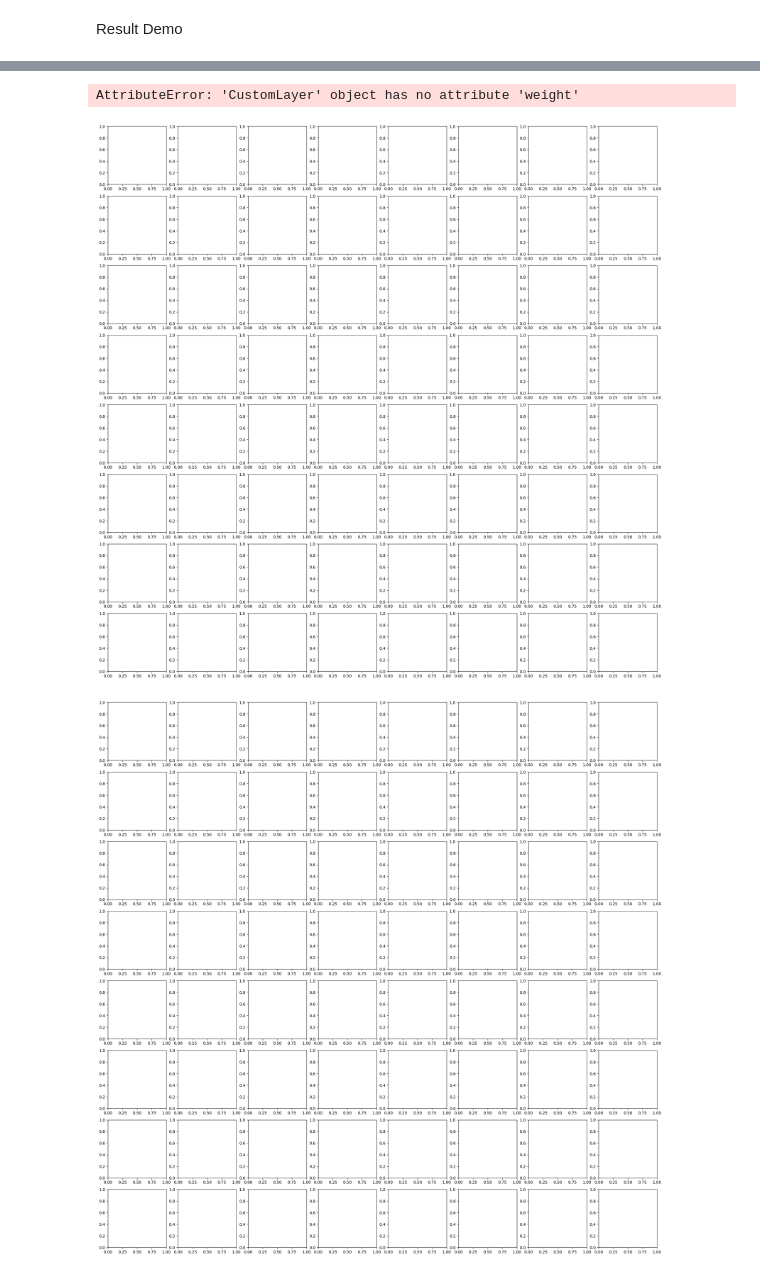
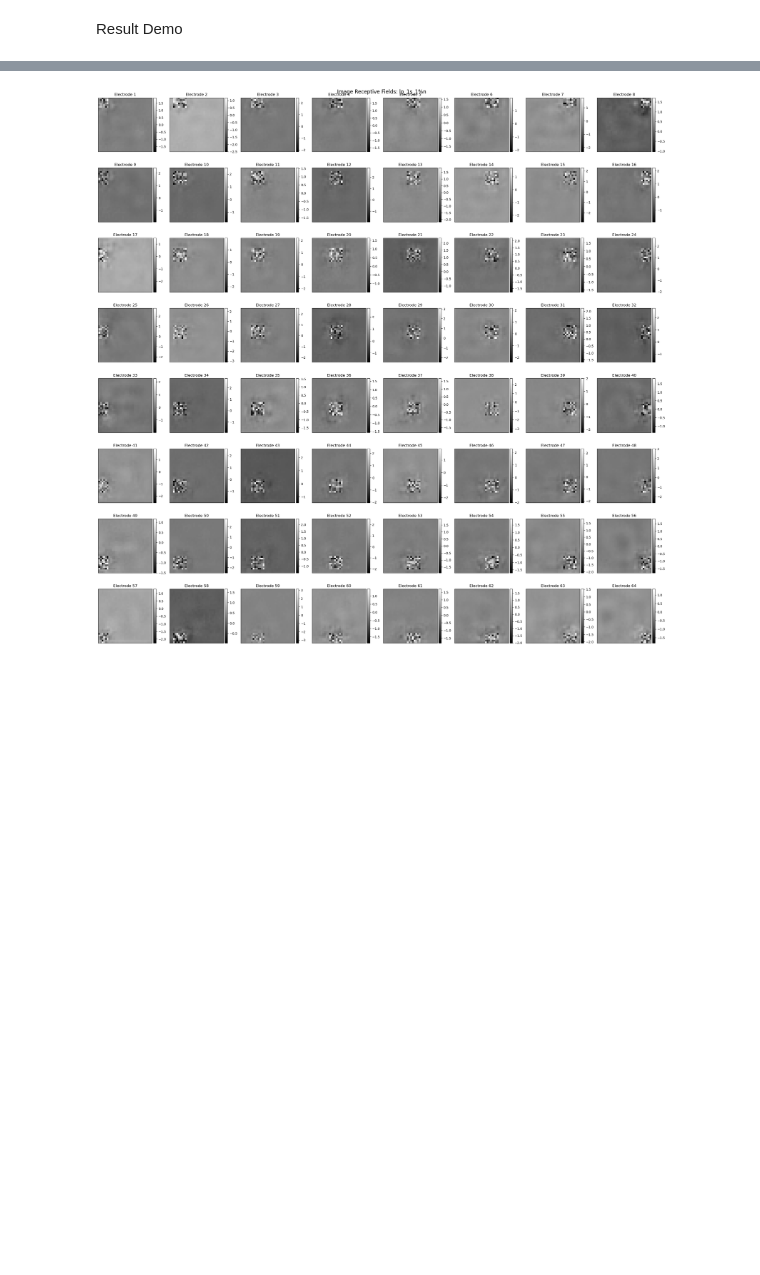
Before and after one commit to Ayacolyte/Capstone-Project, a Jupyter notebook: master_script.ipynb, the cells around one changed output, grey strips where cells are left out. Drawn from its saved outputs; the diff is of its cells as text; code cells hidden in the pictures; blank space fills up the shorter version.

```diff
--- a/master_script.ipynb
+++ b/master_script.ipynb
@@ -77,5 +87,3 @@ AutoEncoder = define_model_local(elec_side_dim,neu_side_dim, LNL_model_path, dro
-# %%
-model_title = "local_patch_test"
 # %% [markdown]
 Train the model and save the model for result demo
 Default Model:
@@ -100,2 +112,11 @@ Default FC model with CNN as 1st layer
+# %%
+if execution_profile == 'CNN_pool':
+    AutoEncoder = define_model_CNN_pool(elec_side_dim,neu_side_dim, LNL_model_path, drop_rate, af_array,shift,magnitude,noise,img_side_dim)
+    if train_model:
+        start_time = time.time()
+        train_and_save_CNN_pool(n_epochs,AutoEncoder,model_title,mult_lr)
+        end_time = time.time()
+        execution_time = end_time - start_time
+        print(f"Execution time: {execution_time} seconds")
 # %% [markdown]
 local patch custom layer
@@ -119,13 +148,13 @@ Execution time: 479.34960770606995 seconds
 # %% [markdown]
 Sparse Model
 # %%
-# n_epochs = 200
-# mult_lr = False
-# start_time = time.time()
-# _lambda = 0.000005
-# train_and_save_sparse(n_epochs,AutoEncoder,model_title,_lambda,mult_lr = False)
-# end_time = time.time()
-# execution_time = end_time - start_time
-# print(f"Execution time: {execution_time} seconds")
+if execution_profile == 'sparse':
+    AutoEncoder = define_model_sparse(elec_side_dim,neu_side_dim, LNL_model_path, drop_rate, af_array,shift,magnitude,noise)
+    if train_model:
+        start_time = time.time()
+        train_and_save_sparse(n_epochs,AutoEncoder,model_title,_lambda,mult_lr = False)
+        end_time = time.time()
+        execution_time = end_time - start_time
+        print(f"Execution time: {execution_time} seconds")
 # %% [markdown]
 Result Demo
@@ -188,8 +211,8 @@ output_test_flat, layer1_flat, layer2_flat = show_img_compare(model_path, AutoEn
 # %%
-img_side_dim = 32
-show_FFT = True
-recep_mem = visualize_img_recep(model_path, AutoEncoder, img_side_dim,elec_side_dim,model_title,show_FFT)
+if execution_profile != "CNN":
+    show_FFT = False
+else:
+    show_FFT = True
+recep_mem = visualize_img_recep(model_path, AutoEncoder, img_side_dim,elec_side_dim,model_title,show_FFT,execution_profile)
 # %% [output]
-AttributeError: 'CustomLayer' object has no attribute 'weight'
-[figure, old version]
+[figure, new version]
-[figure, removed]
```
Also changed, not shown: parts of 28 cells of this notebook, 53 other files.
